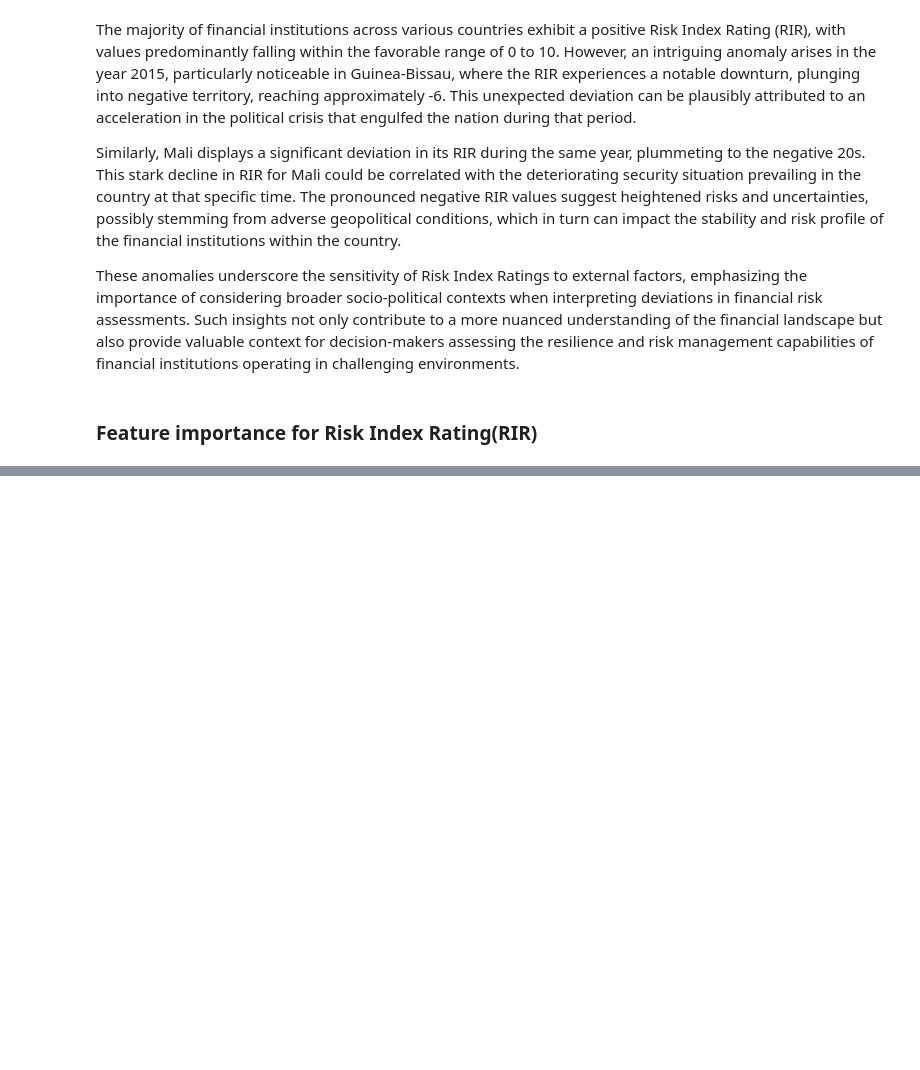
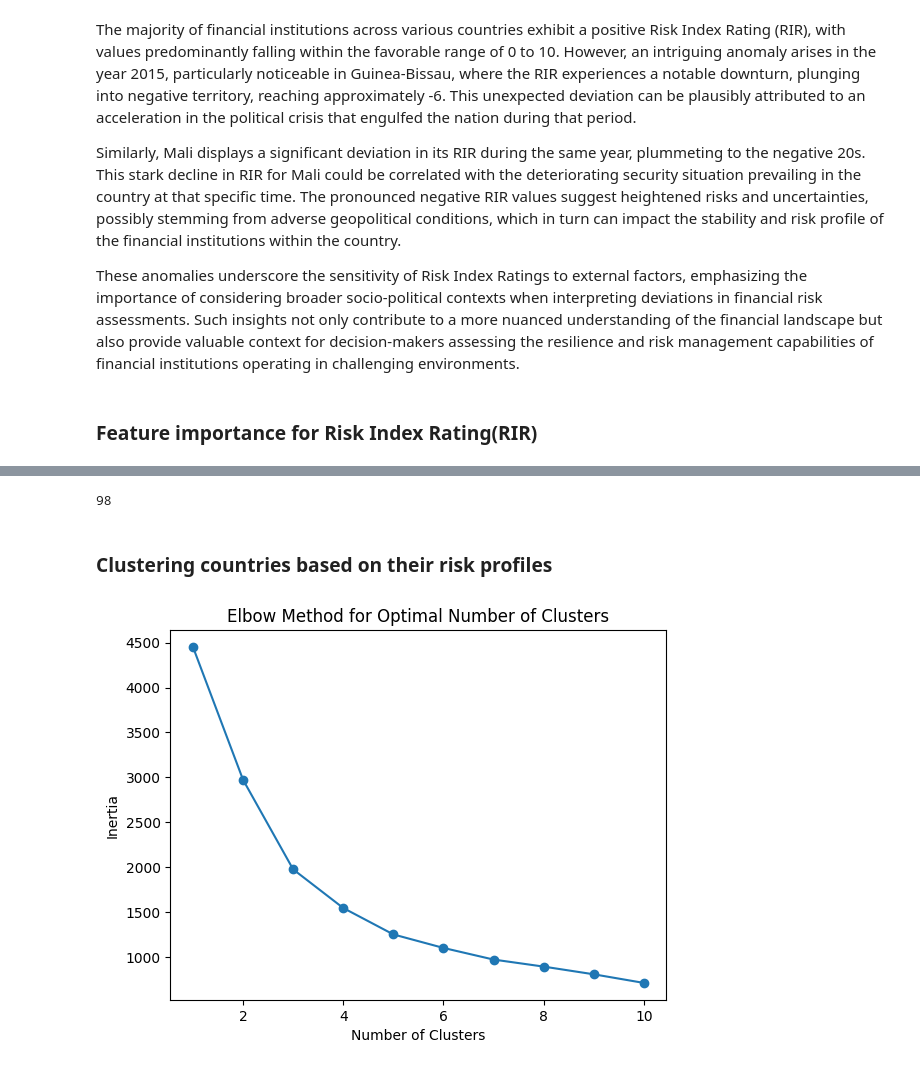
Before and after one commit to isamuelpatrick/BankingInsights-UEMOA, a Jupyter notebook: Risk analysis.ipynb, the cells around one changed output, grey strips where cells are left out. Cells and saved outputs as stored; diff of their text form; code cells hidden in the pictures; blank space fills up the shorter version.

Commit message:
update risk analysis

```diff
--- a/Risk analysis.ipynb
+++ b/Risk analysis.ipynb
@@ -47,0 +276,32 @@ These anomalies underscore the sensitivity of Risk Index Ratings to external fac
+# %%
+uemoa_df['Banks'].nunique()
+# %% [output]
+98
+# %% [markdown]
+### Clustering countries based on their risk profiles
+# %%
+from sklearn.cluster import KMeans
+from sklearn.preprocessing import StandardScaler
+
+# Select relevant features for clustering
+clustering_features = ['DEBT', 'INF', 'RL', 'SFS', 'RQ','GE']
+
+# Standardize the features
+scaler = StandardScaler()
+uemoa_df_scaled = scaler.fit_transform(uemoa_df[clustering_features])
+
+# Determine the optimal number of clusters using the Elbow Method
+inertia = []
+for i in range(1, 11):
+    kmeans = KMeans(n_clusters=i, random_state=42)
+    kmeans.fit(uemoa_df_scaled)
+    inertia.append(kmeans.inertia_)
+
+# Plot the Elbow Method to choose the optimal number of clusters
+plt.plot(range(1, 11), inertia, marker='o')
+plt.title('Elbow Method for Optimal Number of Clusters')
+plt.xlabel('Number of Clusters')
+plt.ylabel('Inertia')
+plt.show()
+# %% [output]
+[figure, added]
```
Also changed, not shown: parts of 4 cells of this notebook.
